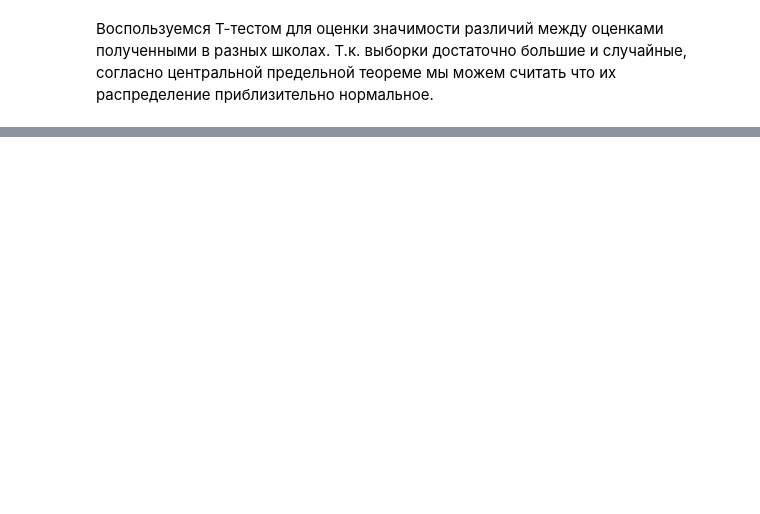
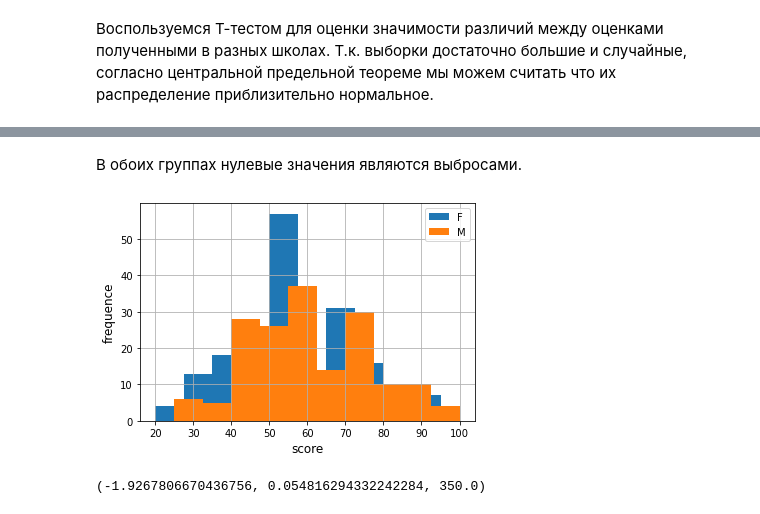
Before and after one commit to Ruslan-Lis/Skill_Factory, a Jupyter notebook: module_2/Project_2_EDA_R_Lisin.ipynb, the cells around one changed output, grey strips where cells are left out. Drawn from its saved outputs; the diff is of its cells as text; code cells hidden in the pictures; blank space fills up the shorter version.

```diff
--- a/module_2/Project_2_EDA_R_Lisin.ipynb
+++ b/module_2/Project_2_EDA_R_Lisin.ipynb
@@ -305,8 +300,9 @@ plt.legend()
 # %%
 # заменяем выбросы на медиану
-df.loc[((df['school'] == 'MS') & (df['score'] == 0)), ['score']] = MS.quantile(0.5)
+df_temp = df.copy()
+df_temp.loc[((df_temp['school'] == 'MS') & (df_temp['score'] == 0)), ['score']] = MS.quantile(0.5)
 # проверяем изменения
-df[df.index.isin([367,383,387,389])]
+df_temp[df_temp.index.isin([367,383,387,389])] # индексы строк с выбросамии для группы MS
 # %% [output]
 |  | school | sex | age | address | famsize | p_status | m_edu | f_edu | m_job | f_job | reason | ... |
 | 367 | MS | F | 17 | R | NaN | T | 1.0 | 1.0 | other | services | reputation | ... |
@@ -327,0 +340,4 @@ p-value = 0.72, нулевая гипотеза подтверждается, м
+# %%
+# сгуппируем оценки по полу
+f = df[df.sex == 'F'].score.copy()
+m = df[df.sex == 'M'].score.copy()
@@ -327,0 +383,12 @@ p-value = 0.72, нулевая гипотеза подтверждается, м
+# %% [markdown]
+В обоих группах нулевые значения являются выбросами.
+# %%
+free_outliers_hist(f,'F','score')
+free_outliers_hist(m,'M','score')
+# %% [output]
+[figure, added]
+# %%
+# оценимним есть ли статистически значимые различия в оценках между M и F без выбросов.
+weightstats.ttest_ind(delite_outliers(f),delite_outliers(m)) # T test для выборки
+# %% [output]
+(-1.9267806670436756, 0.054816294332242284, 350.0)
```
Also changed, not shown: parts of 166 cells of this notebook.
